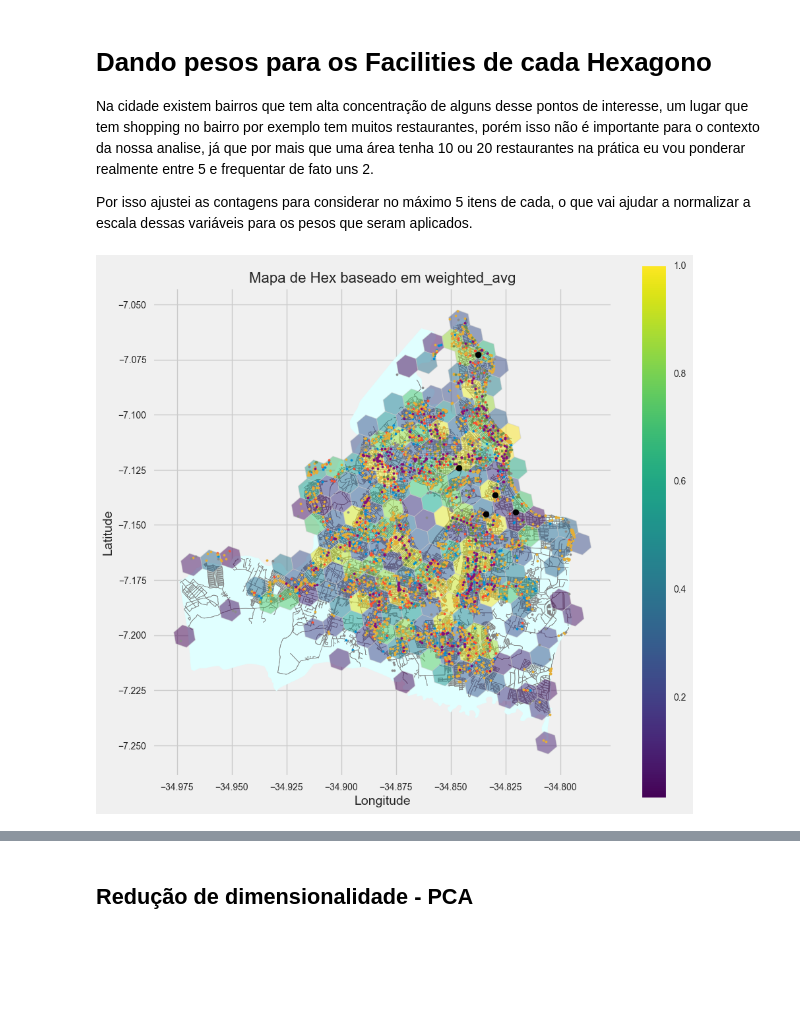
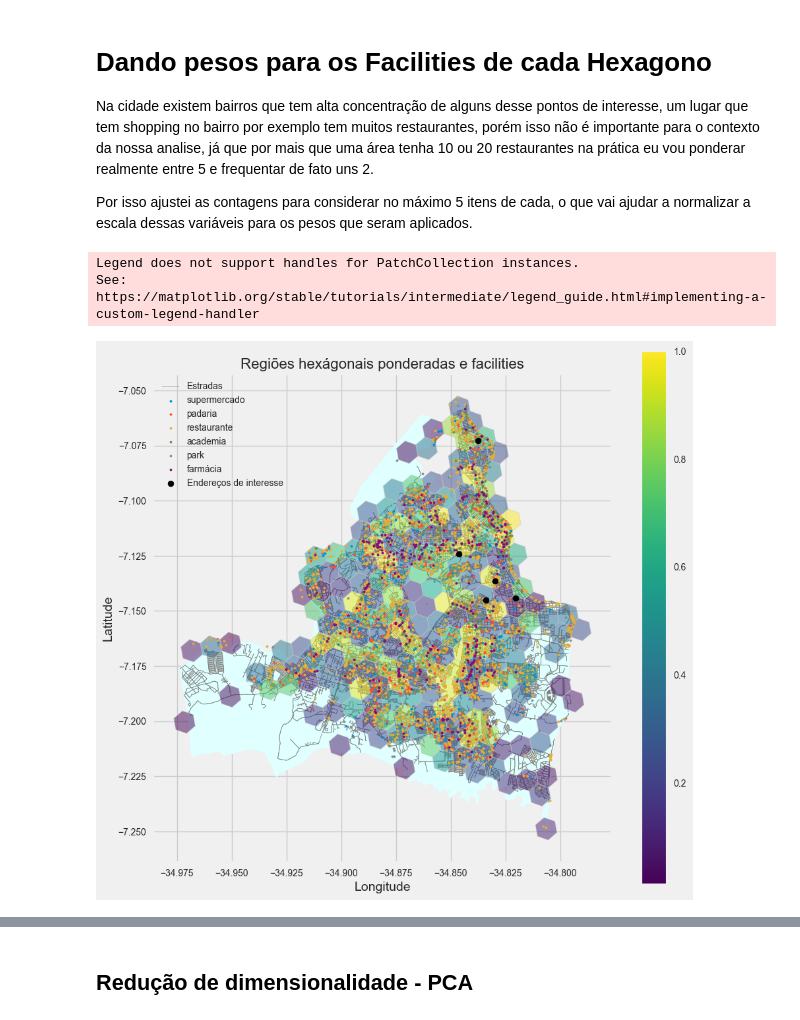
Before and after one commit to Padawanh/choosen_house, a Jupyter notebook: ChoosenHouse_API_Google.ipynb, the cells around one changed output, grey strips where cells are left out. Saved outputs shown, nothing was run; the diff lists cells and outputs as text; code cells hidden in the pictures; blank space fills up the shorter version.

```diff
--- a/ChoosenHouse_API_Google.ipynb
+++ b/ChoosenHouse_API_Google.ipynb
@@ -376,26 +107,3 @@ full_places_locations = gpd.read_file(path)
-# %%
-types = [
-         'supermarket',
-         'bakery',
-         'restaurant',
-         'gym',
-         'park',
-         'pharmacy'
-         ]
-
-# IMPORTANTE !!! ISSO PODE TER CUSTOS DE USO DA API SE EXCEDER O LIMITE DE REQUISIÇÕES POR DIA OU MINUTO
-
-# full_places_city = facilities_for_locates_range(types= types, df_gpd=df_centroides_hex , index_gpd='hex8', key=key , geometry_col='geometry')
-# full_places_city = full_places_city.reset_index(drop=True)
-# full_places_city = full_places_city.rename(columns={"place_index":"index"})
-# full_places_city["X"] = full_places_city["geometry"].x
-# full_places_city["Y"] = full_places_city["geometry"].y
-
-#----------------------------------------------------------------------------
-# with open('./data/full_places_city.json', 'w') as f:
-#   f.write(full_places_city.to_json())
-# from operator import index
-full_places_city = gpd.read_file('./data/full_places_city.json')
 # %% [markdown]
 # Interseccionando Facilities com Hexagonos
 # %%
@@ -438,26 +146,47 @@ hex_count_facilities['weighted_avg'] = (
 )
 
 df_hex_select = df_hex.merge(hex_count_facilities,left_on="hex8",right_on="hex8_code").drop(columns=['hex8'])
+df_hex_select.columns = [col.replace('bakery','padaria')\
+    .replace('gym','academia')\
+    .replace('pharmacy','farmácia')\
+    .replace('restaurant','restaurante')\
+    .replace('supermarket','supermercado')
+            for col in df_hex_select.columns]
+# %%
+def replace_name(x):
+    return x.replace('bakery','padaria')\
+    .replace('gym','academia')\
+    .replace('pharmacy','farmácia')\
+    .replace('restaurant','restaurante')\
+    .replace('supermarket','supermercado')
+
+full_places_city_select['main_type'] = full_places_city_select['main_type'].apply(lambda x: replace_name(x))
+
+types = [replace_name(col) for col in types]
 # %%
 plt.style.use('fivethirtyeight')
 vmin, vmax = df_hex_select['weighted_avg'].min(), df_hex_select['weighted_avg'].max()
 cmap = 'viridis'
 fig, ax = plt.subplots(1, 1, figsize=(10, 10))
 area.plot(ax=ax , color='lightcyan', linewidth=1, label='Area',zorder=1)
 edges_proj.plot(ax=ax , color='gray', linewidth=0.5, label='Estradas',zorder=1)
 df_hex_select.plot(column='weighted_avg', cmap=cmap, linewidth=0.8, ax=ax, edgecolor='0.8', vmin=vmin, vmax=vmax , alpha=0.5)
 for type_plot_place in types:
   full_places_city_select[full_places_city_select['main_type']==type_plot_place].plot(ax=ax , linewidth=0.5, label=type_plot_place,zorder=1 , markersize=5)
+
 enderecos_gpd.plot(ax=ax , color='black', linewidth=0.5, label='Endereços de interesse',zorder=1 , markersize=40)
 sm = plt.cm.ScalarMappable(cmap=cmap, norm=plt.Normalize(vmin=vmin, vmax=vmax))
 sm._A = []
 cbar = plt.colorbar(sm, ax=ax)
-plt.title('Mapa de Hex baseado em weighted_avg', size=16)
+plt.title('Regiões hexágonais ponderadas e facilities', size=16)
 plt.xlabel('Longitude', size=14)
 plt.ylabel('Latitude', size=14)
+plt.legend()
 plt.show()
 # %% [output]
+Legend does not support handles for PatchCollection instances.
+See: https://matplotlib.org/stable/tutorials/intermediate/legend_guide.html#implementing-a-custom-legend-handler
-[figure, old version]
+[figure, new version]
 # %%
 cluster_variables =[i+"_aj" for i in types] # os mesmos  que foram usados para capturar os dados na API do Google
 df_cluster = df_hex_select[cluster_variables]
```
Also changed, not shown: parts of 20 cells of this notebook, 2 other files.
